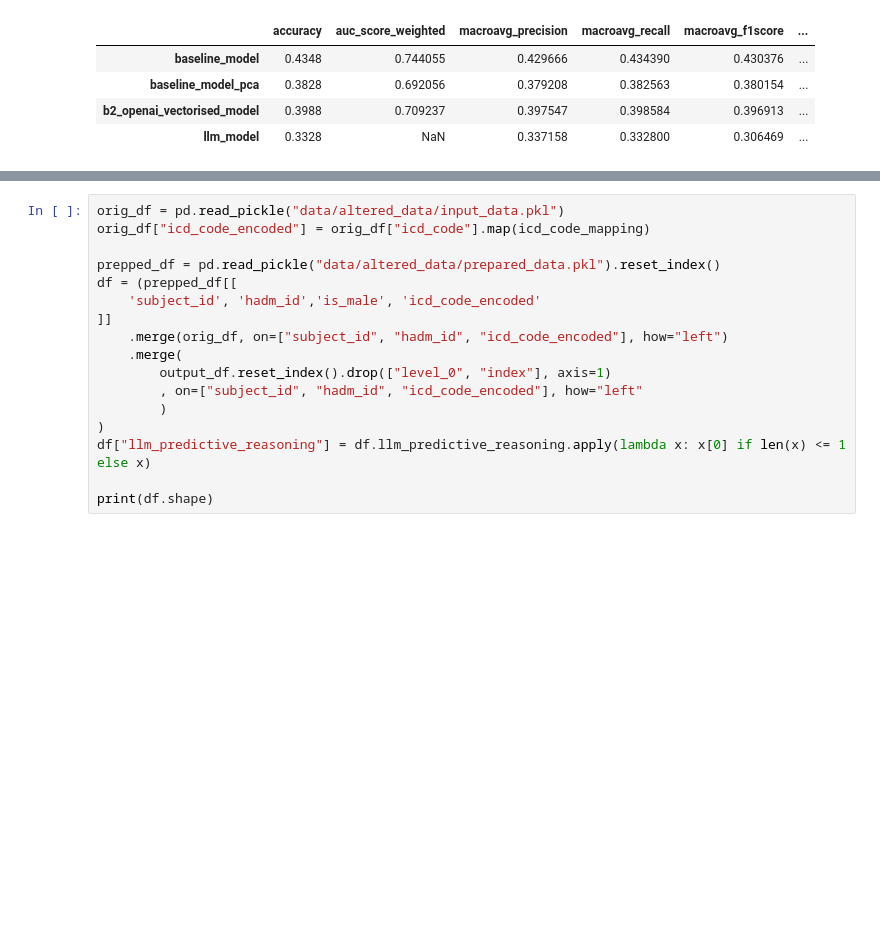
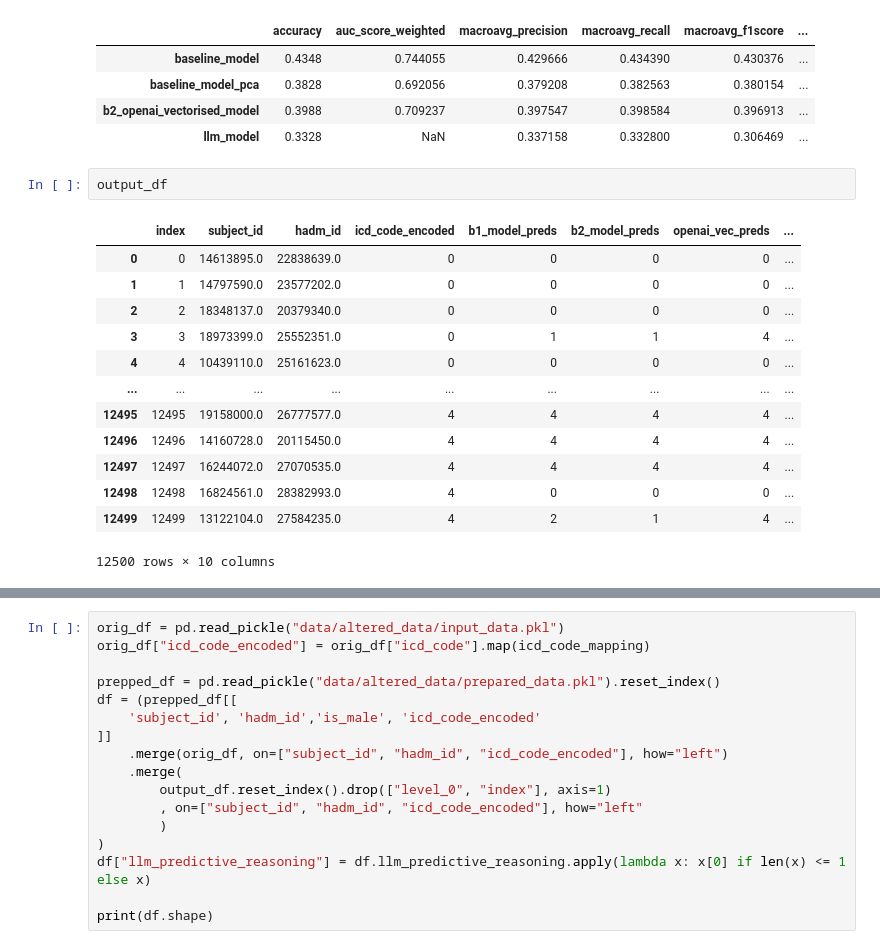
Before and after one commit to wailali17/automated_clinical_coding, a Jupyter notebook: evaluation.ipynb, the cells around one changed output, grey strips where cells are left out. Saved outputs shown, nothing was run; the diff lists cells and outputs as text; blank space fills up the shorter version.

```diff
--- a/evaluation.ipynb
+++ b/evaluation.ipynb
@@ -16,3 +16,19 @@ eval_df[["accuracy", "auc_score_weighted", "macroavg_precision", "macroavg_recal
 | baseline_model_pca | 0.3828 | 0.692056 | 0.379208 | 0.382563 | 0.380154 | ... |
 | b2_openai_vectorised_model | 0.3988 | 0.709237 | 0.397547 | 0.398584 | 0.396913 | ... |
 | llm_model | 0.3328 | NaN | 0.337158 | 0.332800 | 0.306469 | ... |
+# %%
+output_df
+# %% [output]
+|  | index | subject_id | hadm_id | icd_code_encoded | b1_model_preds | b2_model_preds | openai_vec_preds | ... |
+| 0 | 0 | 14613895.0 | 22838639.0 | 0 | 0 | 0 | 0 | ... |
+| 1 | 1 | 14797590.0 | 23577202.0 | 0 | 0 | 0 | 0 | ... |
+| 2 | 2 | 18348137.0 | 20379340.0 | 0 | 0 | 0 | 0 | ... |
+| 3 | 3 | 18973399.0 | 25552351.0 | 0 | 1 | 1 | 4 | ... |
+| 4 | 4 | 10439110.0 | 25161623.0 | 0 | 0 | 0 | 0 | ... |
+| ... | ... | ... | ... | ... | ... | ... | ... | ... |
+| 12495 | 12495 | 19158000.0 | 26777577.0 | 4 | 4 | 4 | 4 | ... |
+| 12496 | 12496 | 14160728.0 | 20115450.0 | 4 | 4 | 4 | 4 | ... |
+| 12497 | 12497 | 16244072.0 | 27070535.0 | 4 | 4 | 4 | 4 | ... |
+| 12498 | 12498 | 16824561.0 | 28382993.0 | 4 | 0 | 0 | 0 | ... |
+| 12499 | 12499 | 13122104.0 | 27584235.0 | 4 | 2 | 1 | 4 | ... |
+12500 rows × 10 columns
```
Also changed, not shown: parts of 4 cells of this notebook, 1 other file.
